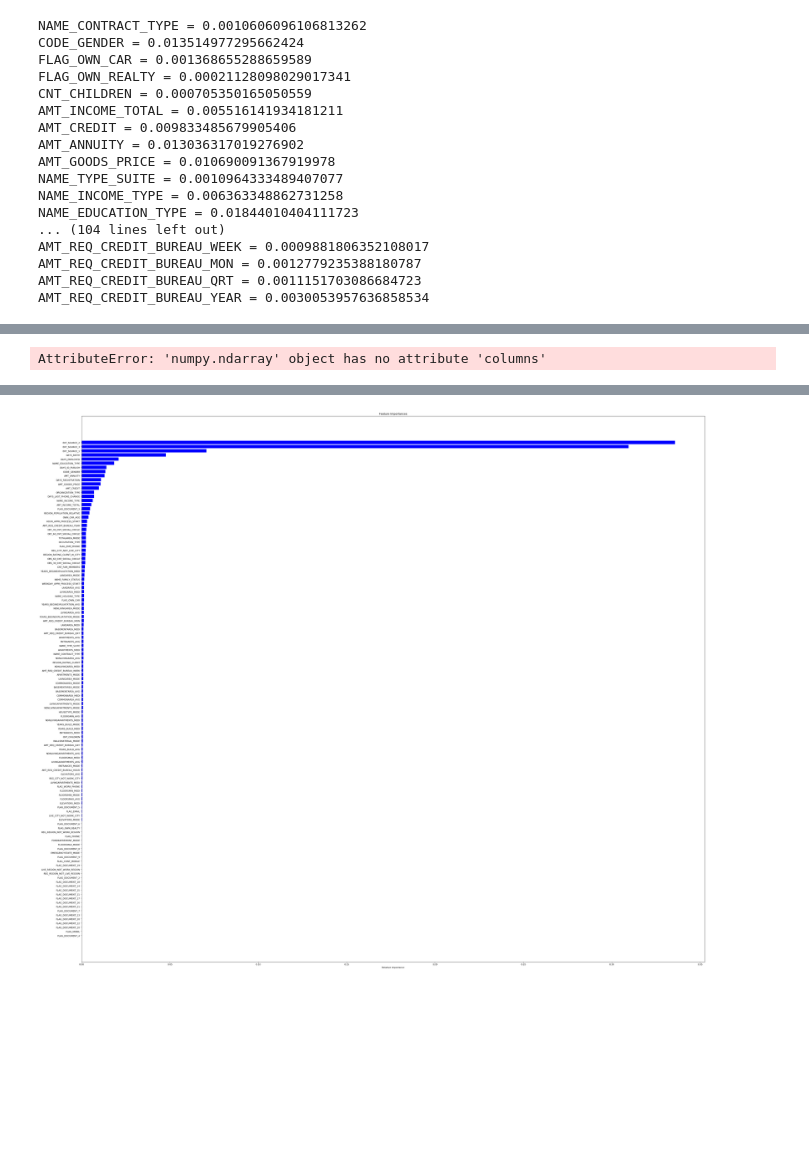
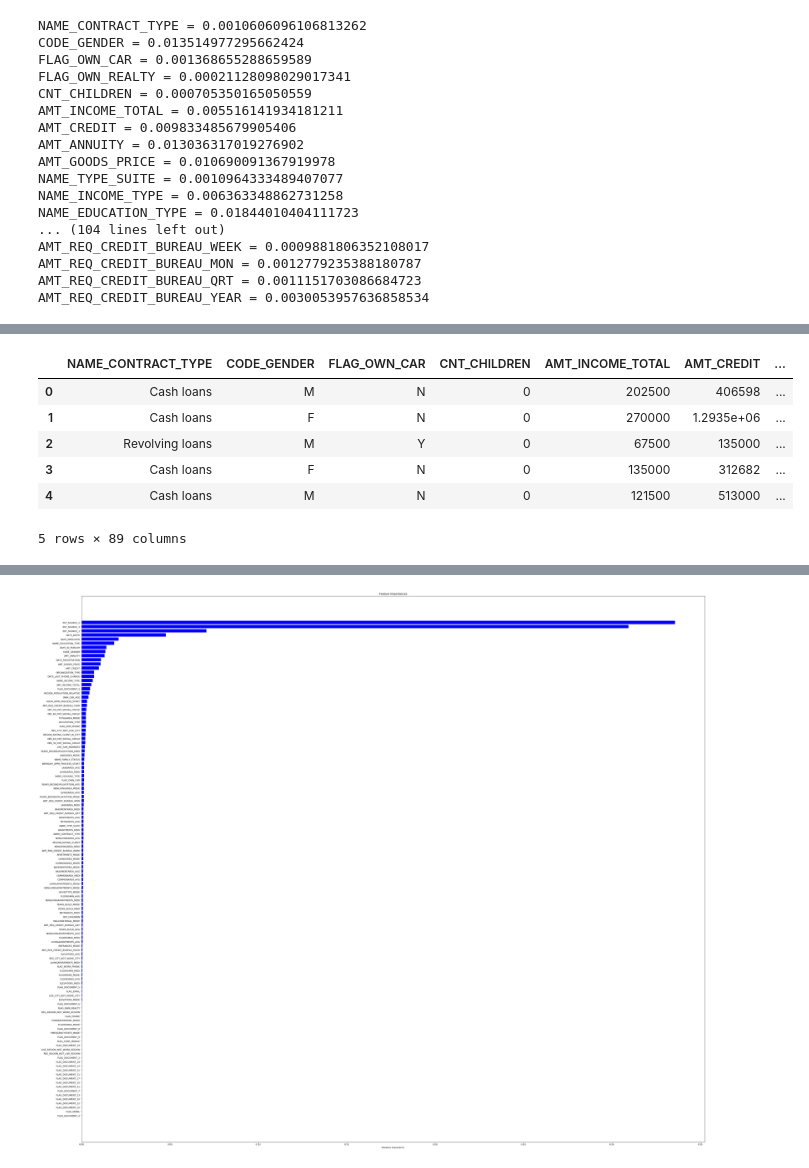
Before and after one commit to amyliaw/CS6220-Data-Mining-Project, a Jupyter notebook: Project - PreProcessing.ipynb, the cells around one changed output, grey strips where cells are left out. Saved outputs shown, nothing was run; the diff lists cells and outputs as text; code cells hidden in the pictures; blank space fills up the shorter version.

Commit message:
random forest done

```diff
--- a/Project - PreProcessing.ipynb
+++ b/Project - PreProcessing.ipynb
@@ -798,19 +127,15 @@ NAME_FAMILY_STATUS
 # %%
 # keep the columns that are the most importance
-
-# important_column=sfm.get_support(indices=True)
-# type(important_column)
 
 # convert the most importance columns into a list
 results = []
 for feature_list_index in sfm.get_support(indices=True):
     results.append(features[feature_list_index])
 
-#
-new_datafromRF = []
+# put all the data from most importance features into a list
+df_noTargetValue = []
 for r in results:
-    new_datafromRF.append(app_train[r])
+    df_noTargetValue.append(app_train[r])
 
-
-test = pd.DataFrame(new_datafromRF)
-test.head()
+# convert the list to a dataframe
+app_train_RFupdate_NoTarget = pd.DataFrame(df_noTargetValue).T
@@ -831,4 +142,11 @@ SyntaxError: invalid syntax (<ipython-input-19-eda4fba41636>, line 1)
-# %%
-features.columns.values
-# %% [output]
-AttributeError: 'numpy.ndarray' object has no attribute 'columns'
+# %%
+# (without Target column) DataFrame after remover feature after random forest feature selection method
+app_train_RFupdate_NoTarget.head()
+# %% [output]
+|  | NAME_CONTRACT_TYPE | CODE_GENDER | FLAG_OWN_CAR | CNT_CHILDREN | AMT_INCOME_TOTAL | AMT_CREDIT | ... |
+| 0 | Cash loans | M | N | 0 | 202500 | 406598 | ... |
+| 1 | Cash loans | F | N | 0 | 270000 | 1.2935e+06 | ... |
+| 2 | Revolving loans | M | Y | 0 | 67500 | 135000 | ... |
+| 3 | Cash loans | F | N | 0 | 135000 | 312682 | ... |
+| 4 | Cash loans | M | N | 0 | 121500 | 513000 | ... |
+5 rows × 89 columns
```
Also changed, not shown: parts of 16 cells of this notebook.
